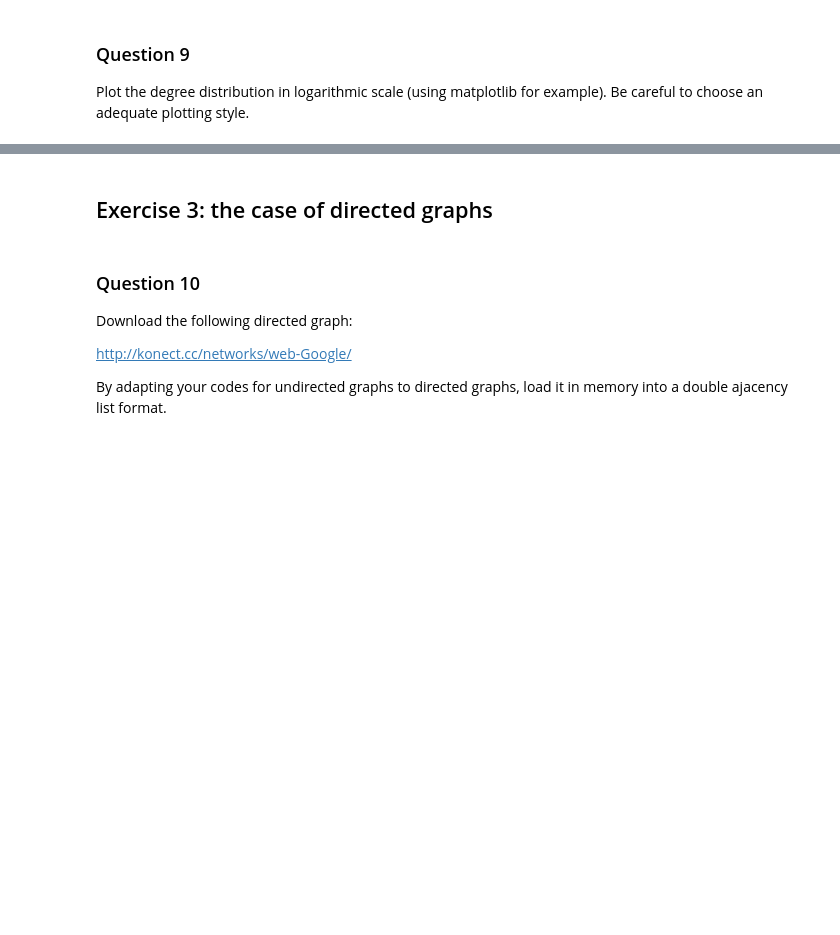
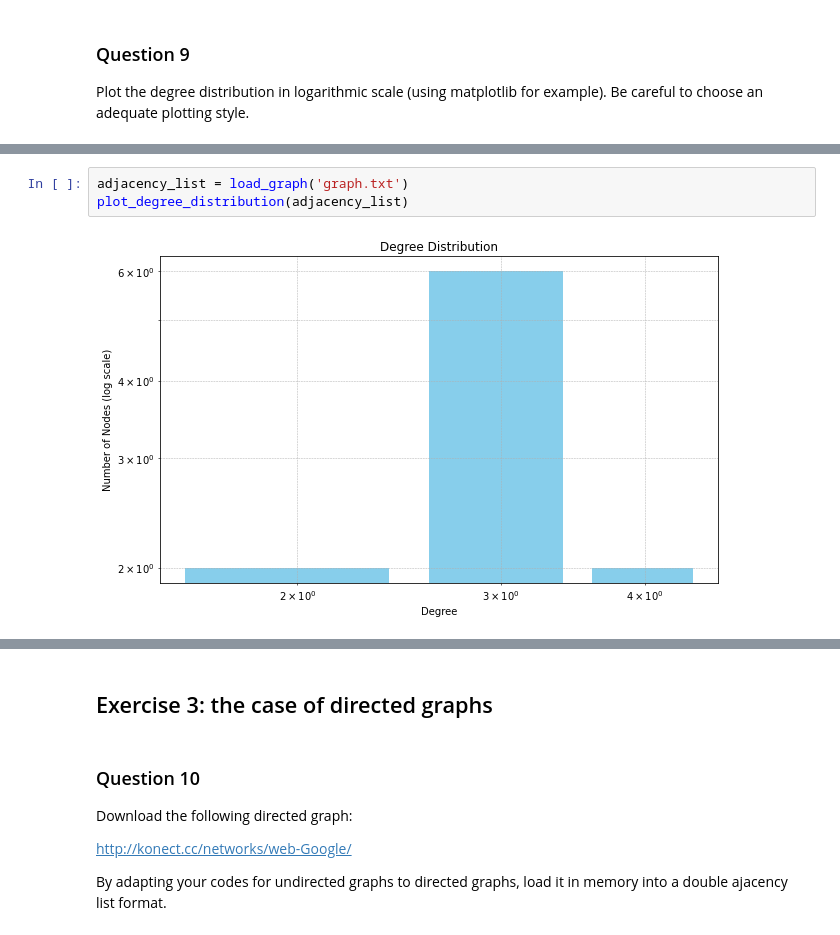
Before and after one commit to JackThay/NAM_TP1, a Jupyter notebook: TP1_Students.ipynb, the cells around one changed output, grey strips where cells are left out. Cells and saved outputs as stored; diff of their text form; blank space fills up the shorter version.

```diff
--- a/TP1_Students.ipynb
+++ b/TP1_Students.ipynb
@@ -230,0 +347,5 @@ plot_degree_distribution(adjacency_list)
+# %%
+adjacency_list = load_graph('graph.txt')
+plot_degree_distribution(adjacency_list)
+# %% [output]
+[figure, added]
```
Also changed, not shown: parts of 51 cells of this notebook, 1 other file.
